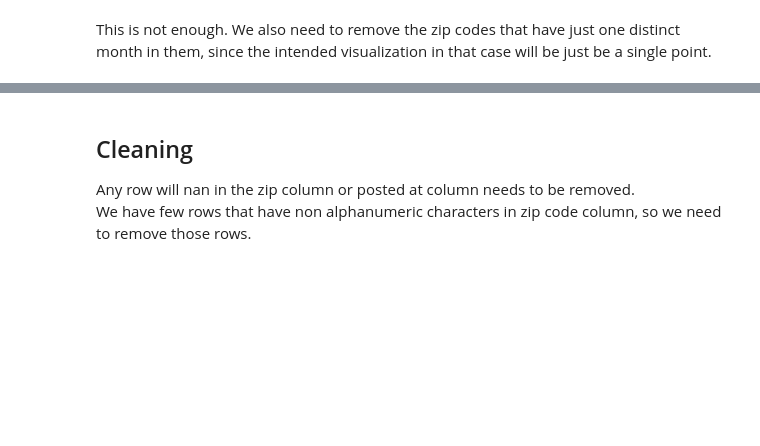
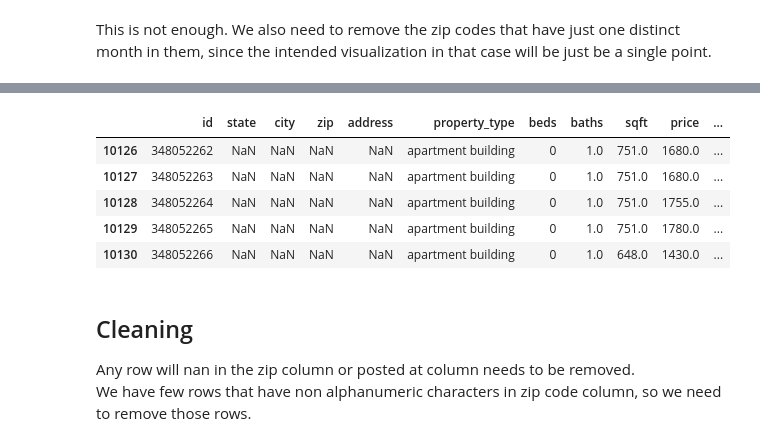
Before and after one commit to anupamtripathi7/HiGeorge, a Jupyter notebook: Task_2.ipynb, the cells around one changed output, grey strips where cells are left out. Cells and saved outputs as stored; diff of their text form; code cells hidden in the pictures; blank space fills up the shorter version.

```diff
--- a/Task_2.ipynb
+++ b/Task_2.ipynb
@@ -66,7 +147,14 @@ zip_month_counts.head()
 # %%
 zip_month_counts = zip_month_counts[zip_month_counts >= 2]
 df = df[~df['zip'].isin(zip_month_counts.index)]
-df.head()
+df
+# %% [output]
+|  | id | state | city | zip | address | property_type | beds | baths | sqft | price | ... |
+| 10126 | 348052262 | NaN | NaN | NaN | NaN | apartment building | 0 | 1.0 | 751.0 | 1680.0 | ... |
+| 10127 | 348052263 | NaN | NaN | NaN | NaN | apartment building | 0 | 1.0 | 751.0 | 1680.0 | ... |
+| 10128 | 348052264 | NaN | NaN | NaN | NaN | apartment building | 0 | 1.0 | 751.0 | 1755.0 | ... |
+| 10129 | 348052265 | NaN | NaN | NaN | NaN | apartment building | 0 | 1.0 | 751.0 | 1780.0 | ... |
+| 10130 | 348052266 | NaN | NaN | NaN | NaN | apartment building | 0 | 1.0 | 648.0 | 1430.0 | ... |
 # %% [markdown]
 ## Cleaning
 Any row will nan in the zip column or posted at column needs to be removed. <br> We have few rows that have non alphanumeric characters in zip code column, so we need to remove those rows.
```
Also changed, not shown: parts of 10 cells of this notebook, 1 other file.
